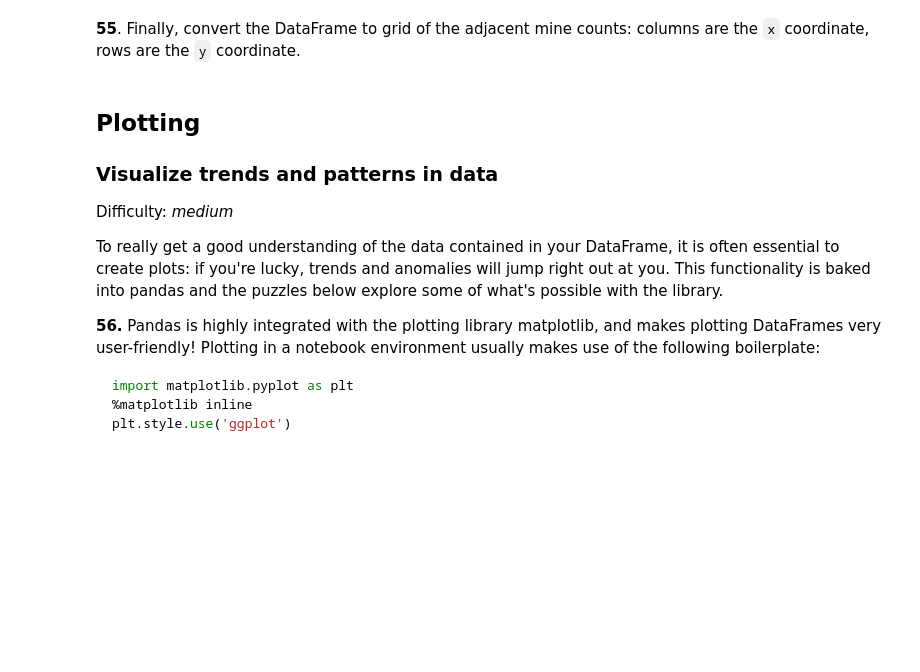
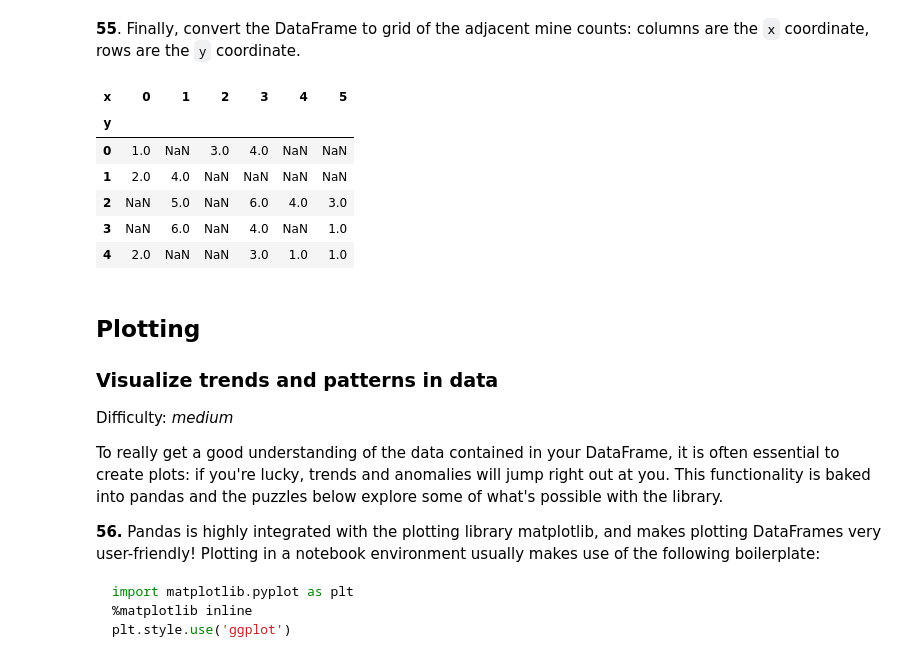
Before and after one commit to julam9/100-Pandas-Puzzles-with-Answers, a Jupyter notebook: 100-pandas-puzzles.ipynb, the cells around one changed output. Cells and saved outputs as stored; diff of their text form; code cells hidden in the pictures; blank space fills up the shorter version.

```diff
--- a/100-pandas-puzzles.ipynb
+++ b/100-pandas-puzzles.ipynb
@@ -1040,5 +1093,16 @@ df51['adjacent'] =
 # %% [markdown]
 **55**. Finally, convert the DataFrame to grid of the adjacent mine counts: columns are the `x` coordinate, rows are the `y` coordinate.
+# %%
+grid55 = df51.pivot(index='y', columns='x', values='adjacent')
+grid55
+# %% [output]
+| x | 0 | 1 | 2 | 3 | 4 | 5 |
+| y |  |  |  |  |  |  |
+| 0 | 1.0 | NaN | 3.0 | 4.0 | NaN | NaN |
+| 1 | 2.0 | 4.0 | NaN | NaN | NaN | NaN |
+| 2 | NaN | 5.0 | NaN | 6.0 | 4.0 | 3.0 |
+| 3 | NaN | 6.0 | NaN | 4.0 | NaN | 1.0 |
+| 4 | 2.0 | NaN | NaN | 3.0 | 1.0 | 1.0 |
 # %% [markdown]
 ## Plotting
 
```
Also changed, not shown: parts of 4 cells of this notebook.
